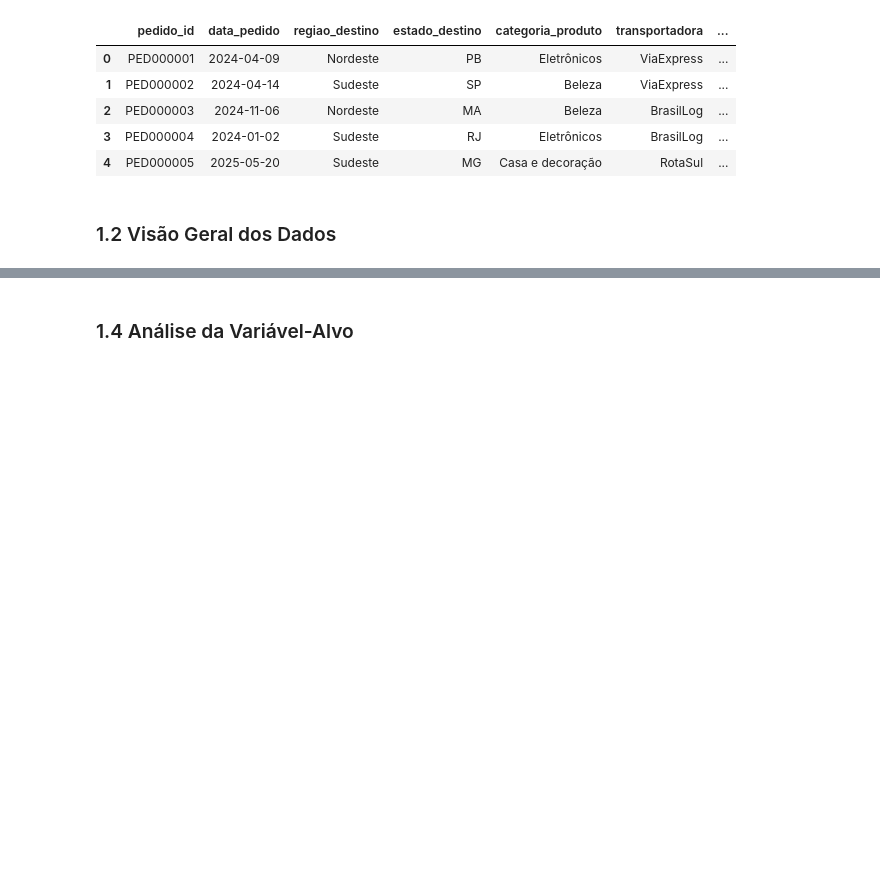
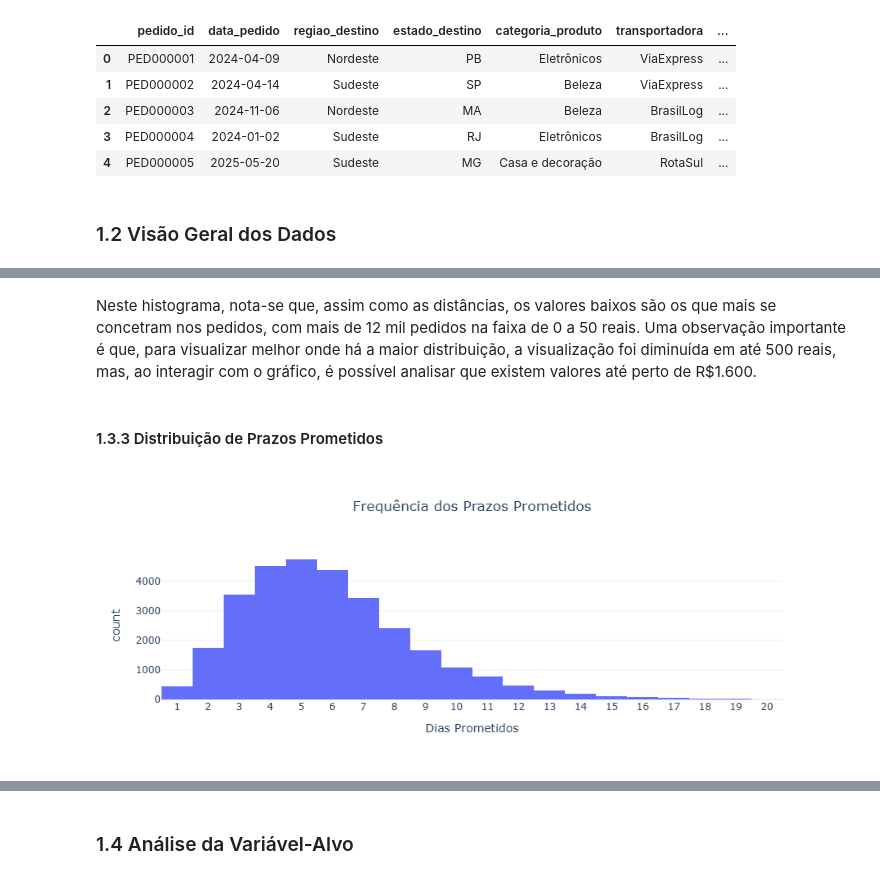
Before and after one commit to elisvw/delivery-delay-prediction, a Jupyter notebook: notebooks/delivery_delay_prediction.ipynb, the cells around one changed output, grey strips where cells are left out. Saved outputs shown, nothing was run; the diff lists cells and outputs as text; code cells hidden in the pictures; blank space fills up the shorter version.

```diff
--- a/notebooks/delivery_delay_prediction.ipynb
+++ b/notebooks/delivery_delay_prediction.ipynb
@@ -36,0 +195,23 @@ df.head()
+# %% [markdown]
+Neste histograma, nota-se que, assim como as distâncias, os valores baixos são os que mais se concetram nos pedidos, com mais de 12 mil pedidos na faixa de 0 a 50 reais.
+Uma observação importante é que, para visualizar melhor onde há a maior distribuição, a visualização foi diminuída em até 500 reais, mas, ao interagir com o gráfico, é possível analisar que existem valores até perto de R$1.600.
+# %% [markdown]
+#### 1.3.3 Distribuição de Prazos Prometidos
+# %%
+fig = px.histogram(
+    df,
+    x="dias_prometidos",
+    title="Frequência dos Prazos Prometidos",
+    labels={
+        "dias_prometidos": "Dias Prometidos",
+        "count": "Quantidade de Pedidos"
+    },
+    template="plotly_white"
+)
+
+fig.update_layout(title_x=0.5)
+fig.update_xaxes(dtick=1)
+
+fig.show()
+# %% [output]
+[figure, added]
```
Also changed, not shown: parts of 34 cells of this notebook, 1 other file.
